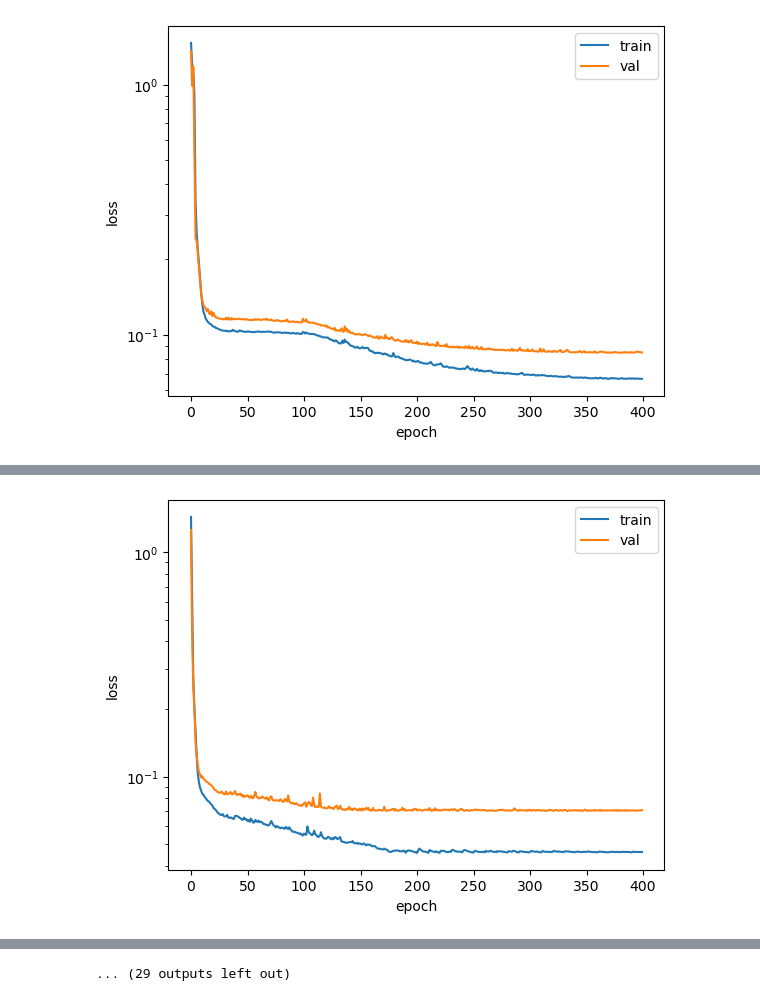
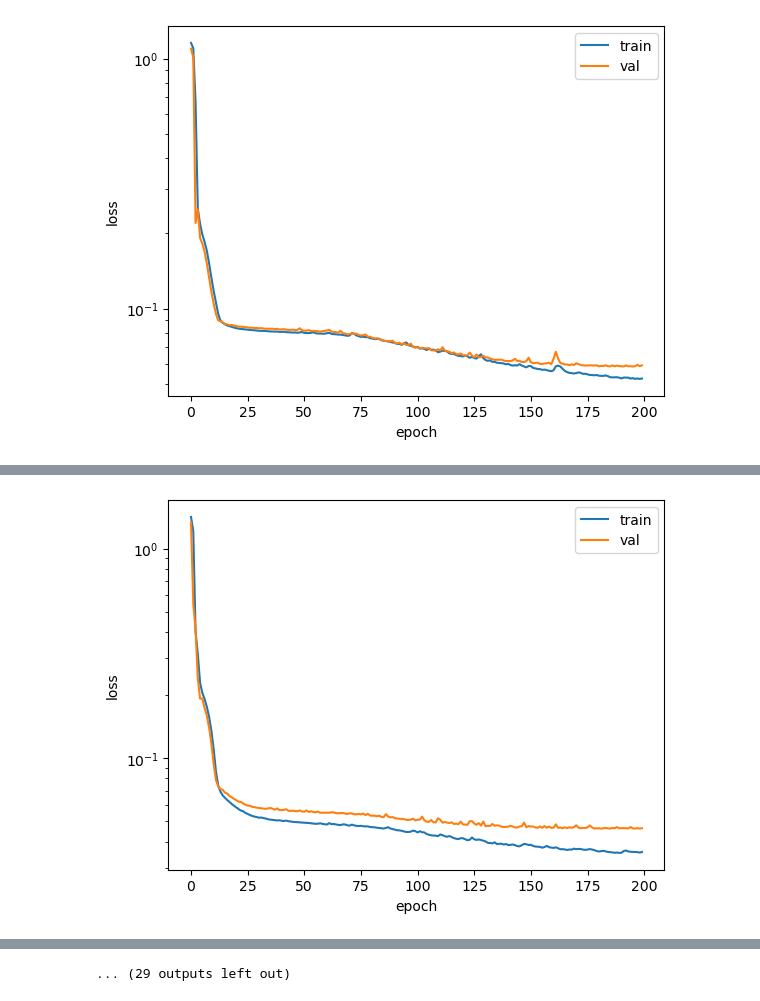
Before and after one commit to lowrank/multi-frequency-reconstruction, a Jupyter notebook: network_train_all_single_iteration.ipynb, the cells around one changed output, grey strips where cells are left out. Cells and saved outputs as stored; diff of their text form; code cells hidden in the pictures.

```diff
--- a/network_train_all_single_iteration.ipynb
+++ b/network_train_all_single_iteration.ipynb
@@ -10,9 +10,10 @@ BATCH_SIZE = 40
 
 LEARNING_RATE = 1e-4
 
-EPOCHS = 400
+EPOCHS = 200
 # %%
 for freq in range(2, 22):
+
     print('working with model: {}'.format(freq))
 
     MODEL_SAVE_PATH = './models/model_unet' + str(freq) + '.pth'
@@ -22,7 +23,7 @@ for freq in range(2, 22):
     train_dataset = MF_Dataset(xdata, ydata)
     test_dataset = MF_Dataset(test_xdata, test_ydata)
 
-    generator = torch.Generator().manual_seed(42)
+    generator = torch.Generator().manual_seed(24)
 
     train_dataset, val_dataset = random_split(train_dataset, [0.8, 0.2], generator=generator)
 
@@ -38,7 +39,7 @@ for freq in range(2, 22):
                                  shuffle=True)
 
 
-    model = u_net(in_channels=freq + 1, feat=64).to(device)
+    model = u_net(in_channels=freq + 1, feat=32).to(device)
 
     optimizer = optim.Adam(model.parameters(), lr=LEARNING_RATE)
     scheduler = lr_scheduler.ExponentialLR(optimizer, gamma=0.99)
@@ -109,7 +110,7 @@ for freq in range(2, 22):
                     test_running_loss += loss.item()
                     test_loss = test_running_loss / (idx + 1)
 
-                print(f"Train Loss EPOCH {(epoch+1):6d}: {train_loss:6.4e} | Valid Loss EPOCH {(epoch+1):6d}: {val_loss:6.4e} |Test Loss EPOCH {(epoch + 1):6d}: {test_loss:6.4e} | time: {elapse: 6.4f}", flush=True)
+                print(f"Train Loss EPOCH {(epoch+1):6d}: {train_loss:6.4e} | Valid Loss EPOCH {(epoch+1):6d}: {val_loss:6.4e} | Test Loss EPOCH {(epoch + 1):6d}: {test_loss:6.4e} | time: {elapse: 6.4f}", flush=True)
 
     plt.plot(history['train_loss'])
     plt.plot(history['val_loss'])
@@ -143,3 +144,3 @@ Train Loss EPOCH    400: 6.6691e-02 | Valid Loss EPOCH    400: 8.5014e-02 |Test
-[figure, old version]
+[figure, new version]
 data output done!
 working with model: 3
@@ -161,3 +162,3 @@ Train Loss EPOCH    400: 4.6118e-02 | Valid Loss EPOCH    400: 7.0960e-02 |Test
-[figure, old version]
+[figure, new version]
 data output done!
 working with model: 4
```
Also changed, not shown: parts of 1 cell of this notebook, 8 other files.
